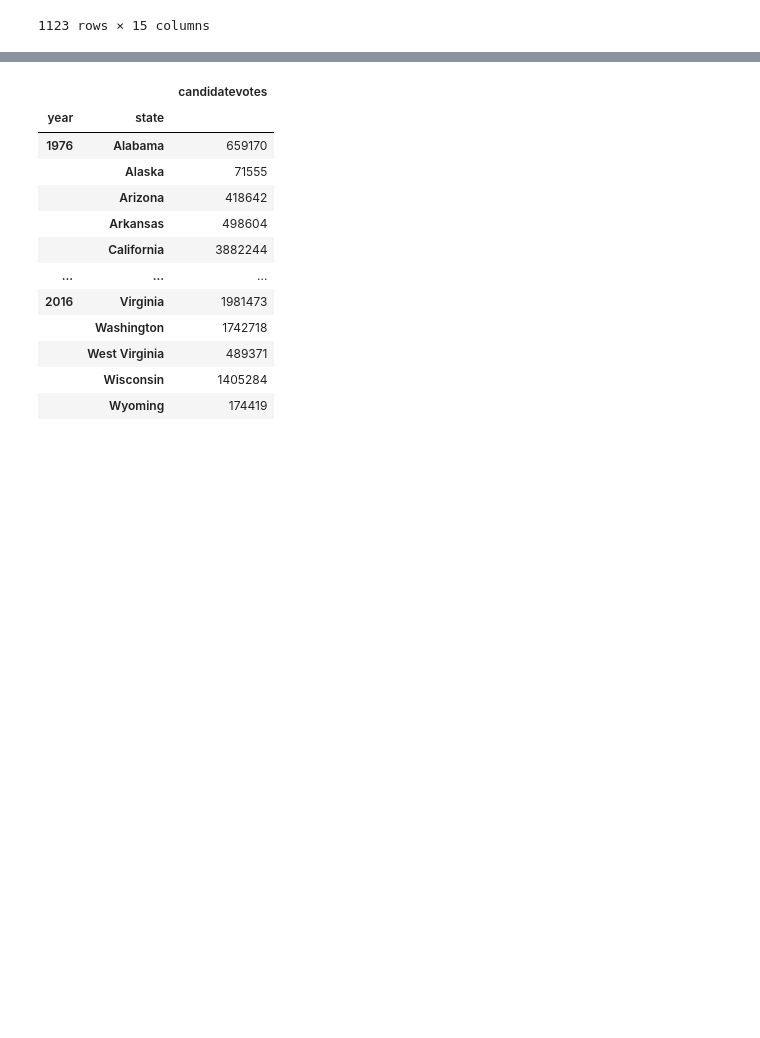
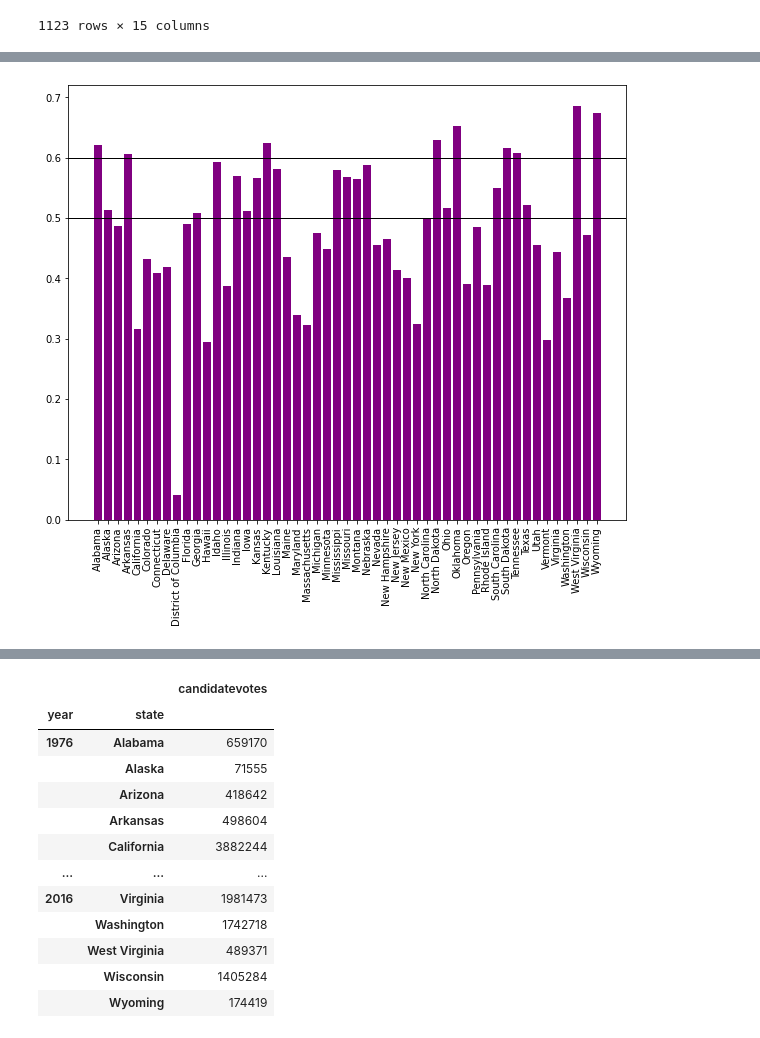
Before and after one commit to Gabby19231/Project-1, a Jupyter notebook: states.ipynb, the cells around one changed output, grey strips where cells are left out. Saved outputs shown, nothing was run; the diff lists cells and outputs as text; code cells hidden in the pictures; blank space fills up the shorter version.

```diff
--- a/states.ipynb
+++ b/states.ipynb
@@ -235,2 +228,13 @@ JimmyDF
+# %%
+plt.figure(figsize=(10,8))
+plt.bar(TrumpDF['state'], TrumpDF['percentage'], color = 'purple')
+plt.xticks(rotation=90)
+plt.axhline(y=0.50,linewidth=1, color='k')
+plt.axhline(y=0.60,linewidth=1, color='k')
+plt.show()
+#In 2016 Trump received more than 50% of the votes in 23 states, being West Virginia, Wyoming, Oklahoma, North Dakota,
+#Kentucky, Alabama, Arkansas, South Dakota and Tennessee where he won for more than 60% of the votes
+# %% [output]
+[figure, added]
 # %%
 plt.figure(figsize=(10,8))
```
Also changed, not shown: parts of 21 cells of this notebook.
